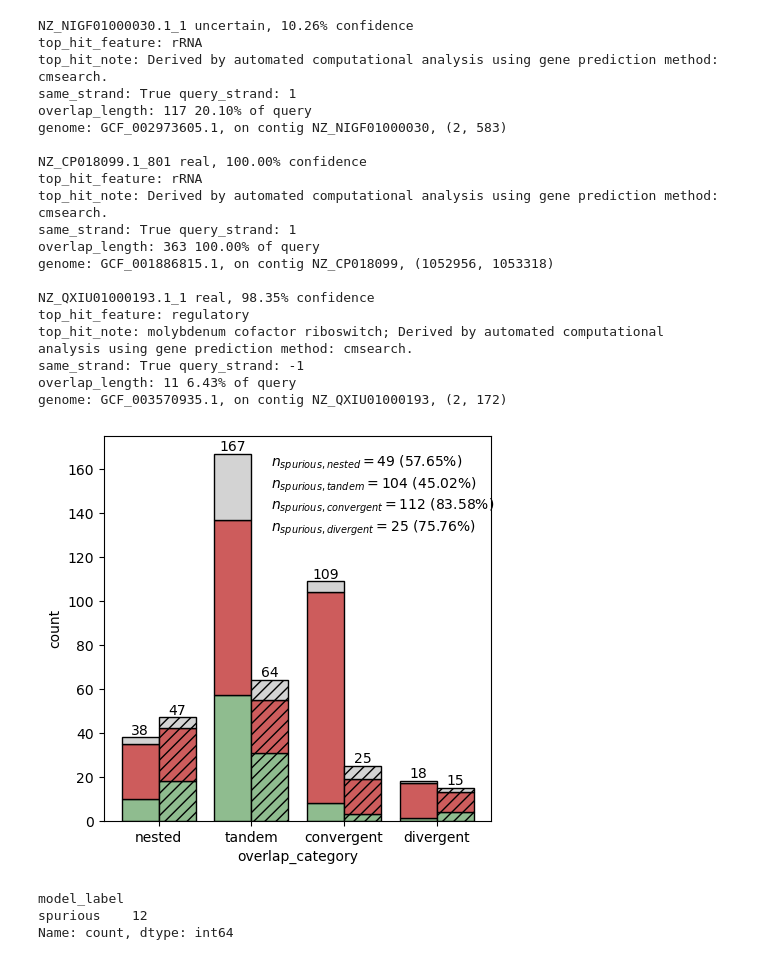
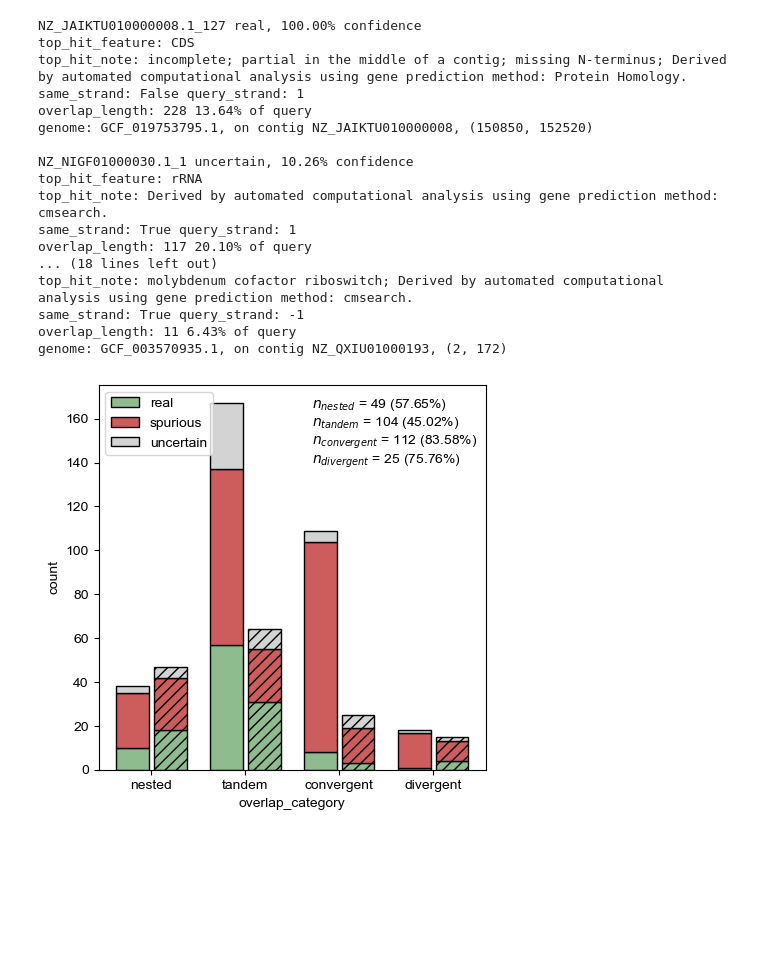
Before and after one commit to pipparichter/frugal, a Jupyter notebook: notebooks/results-2-2.ipynb, the cells around one changed output. Drawn from its saved outputs; the diff is of its cells as text; code cells hidden in the pictures; blank space fills up the shorter version.

```diff
--- a/notebooks/results-2-2.ipynb
+++ b/notebooks/results-2-2.ipynb
@@ -73,29 +52,0 @@ Num. proteins with AntiFam hit: 27
-# %%
-is_cds_conflict = lambda df : (df.conflict) & (df.top_hit_feature == 'CDS') & (~df.top_hit_pseudo)
-is_antiparallel_cds_conflict = lambda df : is_cds_conflict(df) & (df.overlap_type.isin(['convergent', 'divergent']))
-is_hypothetical_cds_conflict = lambda df : df.conflict & (df.top_hit_product == 'hypothetical protein')
-is_supported_cds_conflict = lambda df : is_cds_conflict(df) & (~df.top_hit_hypothetical)
-is_unsupported_cds_conflict = lambda df : is_cds_conflict(df) & (df.top_hit_hypothetical)
-is_non_coding_conflict = lambda df : df.conflict & (df.top_hit_feature != 'CDS')
-
-def is_top_hit_match(row, exact:bool=False):
-    mask = (dataset_df.top_hit_contig_id == row.top_hit_contig_id)
-    mask = mask & dataset_df.exact_match if exact else dataset_df.match
-    mask = mask & (dataset_df.top_hit_locus_tag == row.top_hit_locus_tag)
-    # assert mask.sum() <= 1, f'top_hit_has_match: Expected there to be at most one match, but found {mask.sum()}.'
-    return mask.sum() > 0
-
-def is_top_hit_match_in_conflict(row):
-    if not row.conflict:
-        return False
-    mask = (dataset_df.top_hit_contig_id == row.top_hit_contig_id) & dataset_df.match
-    mask = mask & (dataset_df.top_hit_locus_tag == row.top_hit_locus_tag)
-    if mask.sum() < 1: # Then there is no match.
-        return False
-    assert mask.sum() == 1, f'top_hit_has_match: Expected there to be at most one match, but found {mask.sum()}.'
-    top_hit_match = dataset_df[mask].iloc[0]
-    return not ((row.query_stop < top_hit_match.query_start) or (row.query_start > top_hit_match.query_stop))
-
-# dataset_df['top_hit_match'] = dataset_df.apply(is_top_hit_match, axis=1)
-# dataset_df['top_hit_exact_match'] = dataset_df.apply(lambda row : is_top_hit_match(row, exact=True), axis=1)
-dataset_df['top_hit_match_in_conflict'] = dataset_df.apply(is_top_hit_match_in_conflict, axis=1)
@@ -102,5 +72,5 @@ dataset_df['top_hit_match_in_conflict'] = dataset_df.apply(is_top_hit_match_in_c
 # %%
-threshold = 0.8
+threshold = 0.9
 
 results_df = pd.read_csv('../data/results/results-2/dataset_predict.csv', index_col=0)
 results_df.columns = [col.replace('_v2', '') for col in results_df.columns]
@@ -473,22 +102,19 @@ for row in results_df[is_non_coding_conflict(results_df) & (results_df.model_lab
     print(f'genome: {row.genome_id}, on contig {row.top_hit_contig_id}, ({row.query_start}, {row.query_stop})')
     print()
 # %% [output]
+NZ_JAIKTU010000008.1_127 real, 100.00% confidence
+top_hit_feature: CDS
+top_hit_note: incomplete; partial in the middle of a contig; missing N-terminus; Derived by automated computational analysis using gene prediction method: Protein Homology.
+same_strand: False query_strand: 1
+overlap_length: 228 13.64% of query
+genome: GCF_019753795.1, on contig NZ_JAIKTU010000008, (150850, 152520)
+
 NZ_NIGF01000030.1_1 uncertain, 10.26% confidence
 top_hit_feature: rRNA
 top_hit_note: Derived by automated computational analysis using gene prediction method: cmsearch.
 same_strand: True query_strand: 1
 overlap_length: 117 20.10% of query
-genome: GCF_002973605.1, on contig NZ_NIGF01000030, (2, 583)
-
-NZ_CP018099.1_801 real, 100.00% confidence
-top_hit_feature: rRNA
-top_hit_note: Derived by automated computational analysis using gene prediction method: cmsearch.
-same_strand: True query_strand: 1
-overlap_length: 363 100.00% of query
-genome: GCF_001886815.1, on contig NZ_CP018099, (1052956, 1053318)
-
-NZ_QXIU01000193.1_1 real, 98.35% confidence
-top_hit_feature: regulatory
+... (18 lines left out)
 top_hit_note: molybdenum cofactor riboswitch; Derived by automated computational analysis using gene prediction method: cmsearch.
 same_strand: True query_strand: -1
 overlap_length: 11 6.43% of query
@@ -498,48 +124,35 @@ def figure(results_df:pd.DataFrame):
     figure_df = results_df[is_cds_conflict(results_df)].copy()
 
     fig, ax = plt.subplots(figsize=(5, 5))
     palette = {'real':'darkseagreen', 'spurious':'indianred', 'uncertain':'lightgray'}
     overlap_types = figure_df.overlap_type.unique()
     positions = np.arange(len(overlap_types))
     width = 0.4
 
     def panel_a(ax_df:pd.DataFrame, offset:float=None, hatch=None, add_label:bool=True):
         totals =  np.zeros(len(overlap_types))
         bottom = np.zeros(len(overlap_types))
         for model_label, df in ax_df.groupby('model_label'):
             heights = [(df.overlap_type == overlap_type).sum() for overlap_type in overlap_types]
-            ax.bar(positions + offset, heights, bottom=bottom, edgecolor='black', label=model_label if add_label else '', color=palette[model_label], width=width, hatch=hatch, )
+            ax.bar(positions + offset, heights, bottom=bottom, edgecolor='black', label=model_label if add_label else '', color=palette[model_label], width=width - 0.05, hatch=hatch, )
             bottom += np.array(heights)
             totals += heights
-        for x, y in zip(positions + offset, totals):
-            ax.text(x, y, str(int(y)), ha='center', va='bottom')
 
     panel_a(figure_df[~figure_df.top_hit_hypothetical], offset=-width/2)
     panel_a(figure_df[figure_df.top_hit_hypothetical], offset=width/2, hatch='///', add_label=False)
     ax.set_xticks(positions, labels=overlap_types)
     ax.set_ylabel('count')
     ax.set_xlabel('overlap_category')
+    ax.legend(loc='upper left')
 
     text = ''
     for category in ['nested', 'tandem', 'convergent', 'divergent']:
-        n = ((figure_df.overlap_type == category) & (figure_df.spurious)).sum()
-        text += '$n_{spurious,' + category + '}=$' + str(n) + f' ({get_percent(n, (figure_df.overlap_type == category).sum())})'  + '\n'
-    ax.text(0.43, 0.7, text, transform=ax.transAxes)
+        text += get_text(category, ((figure_df.overlap_type == category) & (figure_df.spurious)).sum(), (figure_df.overlap_type == category).sum())
+    ax.text(0.55, 0.75, text, transform=ax.transAxes)
 
     plt.show()
 
 
 figure(results_df)
 # %% [output]
-[figure, old version]
+[figure, new version]
-# %%
-df = results_df[is_antiparallel_cds_conflict(results_df) & (results_df.overlap_type == 'divergent')].copy()
-# df = results_df[is_antiparallel_cds_conflict(results_df)].copy()
-
-df[((df.top_hit_product != 'hypothetical protein') & (df.overlap_length > 200))][['top_hit_model_label', 'top_hit_overlap_fraction', 'model_label', 'query_overlap_fraction', 'length', 'overlap_length']]
-df[((df.top_hit_product != 'hypothetical protein') & (df.query_overlap_fraction > 0.25))][['top_hit_model_label', 'top_hit_overlap_fraction', 'model_label', 'query_overlap_fraction', 'length', 'overlap_length']]
-df[((df.top_hit_product != 'hypothetical protein') & (df.query_overlap_fraction > 0.25))].model_label.value_counts()
-# %% [output]
-model_label
-spurious    12
-Name: count, dtype: int64
```
Also changed, not shown: parts of 40 cells of this notebook, 8 other files.
